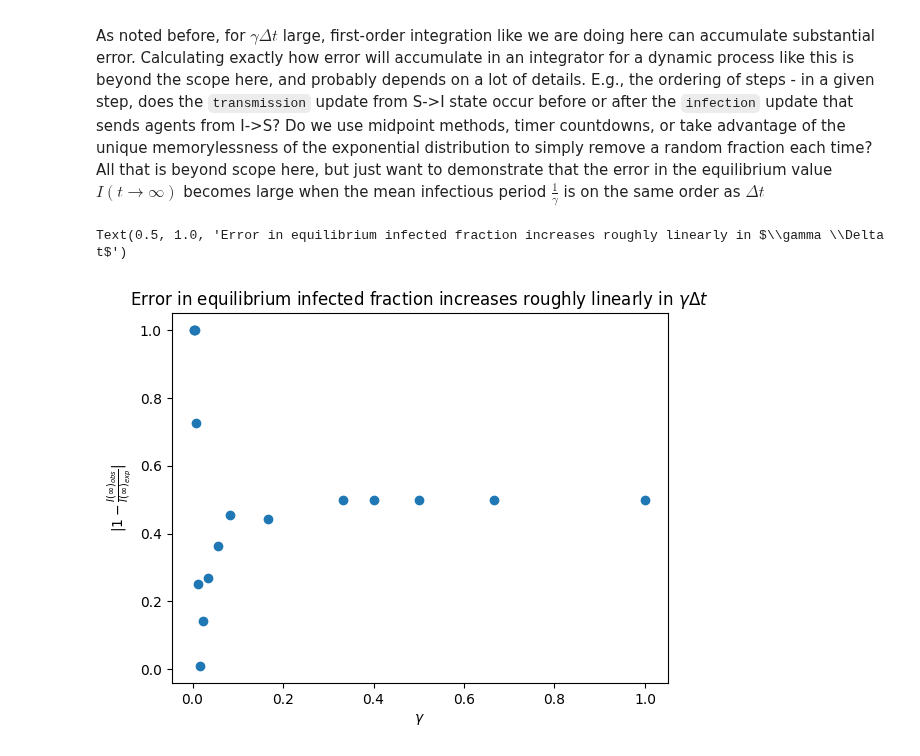
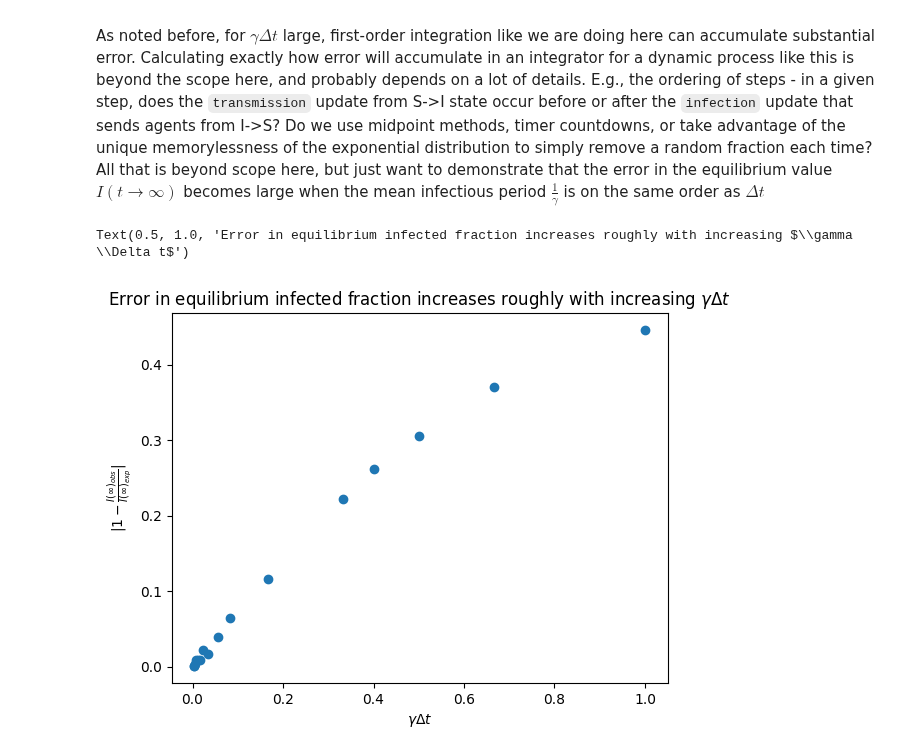
Before and after one commit to InstituteforDiseaseModeling/laser-generic, a Jupyter notebook: notebooks/03_SIS_nobirths_logistic_growth.ipynb, the cells around one changed output. Saved outputs shown, nothing was run; the diff lists cells and outputs as text; code cells hidden in the pictures.

```diff
--- a/notebooks/03_SIS_nobirths_logistic_growth.ipynb
+++ b/notebooks/03_SIS_nobirths_logistic_growth.ipynb
@@ -304,30 +292,18 @@ scenario["I"] = initial_infected
 
 for i, (seed, beta, gamma) in enumerate(zip(seeds, betas, gammas)):
     parameters = PropertySet({"seed": seed, "nticks": nticks, "verbose": True, "beta": beta, "inf_mean": 1 / gamma})
-    # model = Model(scenario, parameters)
-    # model.components = [
-    #     Infection_SIS,
-    #     Susceptibility,
-    #     Transmission,
-    # ]
-    # seed_infections_randomly(model, ninfections=20)
     model = SIS.Model(scenario, parameters)
+    inf_mean = np.float32(parameters.inf_mean)
 
-    inf_mean = np.float32(parameters.inf_mean)
-    @nb.njit(nogil=True, cache=True)
+    @nb.njit(nogil=True, cache=False)
     def infectious_duration_distribution():
-        draw = np.random.normal(loc=inf_mean, scale=2)
-        rounded = np.round(draw)
-        asuint8 = np.uint8(rounded)
-        clipped = np.maximum(1, asuint8)
+        draw = np.random.exponential(scale=inf_mean)
+        rounded = np.ceil(draw)
+        asuint16 = np.uint16(rounded)
+        clipped = np.maximum(1, asuint16)
         return clipped
 
     model.infectious_duration_fn = infectious_duration_distribution
-
-    # Sampling this pyramid will return indices in [0, 88] with equal probability.
-    model.pyramid = AliasedDistribution(np.full(89, 1_000))
-    # The survival function will return the probability of surviving past each age.
-    model.survival = KaplanMeierEstimator(np.full(89, 1_000).cumsum())
 
     model.components = [SIS.Susceptible(model), SIS.Infectious(model), SIS.Transmission(model)] # , SIS.VitalDynamics(model)]
 
@@ -336,9 +312,9 @@ for i, (seed, beta, gamma) in enumerate(zip(seeds, betas, gammas)):
     final_expected = np.append(final_expected, pop * (1 - gamma / beta))
 # %%
 plt.plot(gammas, np.abs(1 - final_observed / final_expected), "o")
-plt.xlabel(r"$\gamma$")
+plt.xlabel(r"$\gamma \Delta t$")
 plt.ylabel("$| 1 - \\frac{I(\\infty)_{obs}}{I(\\infty)_{exp}} |$")
-plt.title(r"Error in equilibrium infected fraction increases roughly linearly in $\gamma \Delta t$")
+plt.title(r"Error in equilibrium infected fraction increases roughly with increasing $\gamma \Delta t$")
 # %% [output]
-Text(0.5, 1.0, 'Error in equilibrium infected fraction increases roughly linearly in $\\gamma \\Delta t$')
+Text(0.5, 1.0, 'Error in equilibrium infected fraction increases roughly with increasing $\\gamma \\Delta t$')
-[figure, old version]
+[figure, new version]
```
Also changed, not shown: parts of 13 cells of this notebook, 1 other file.
